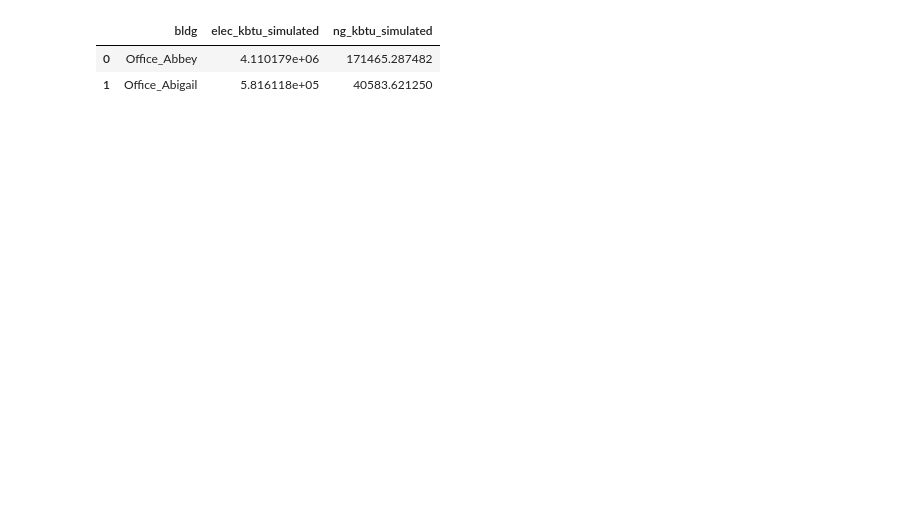
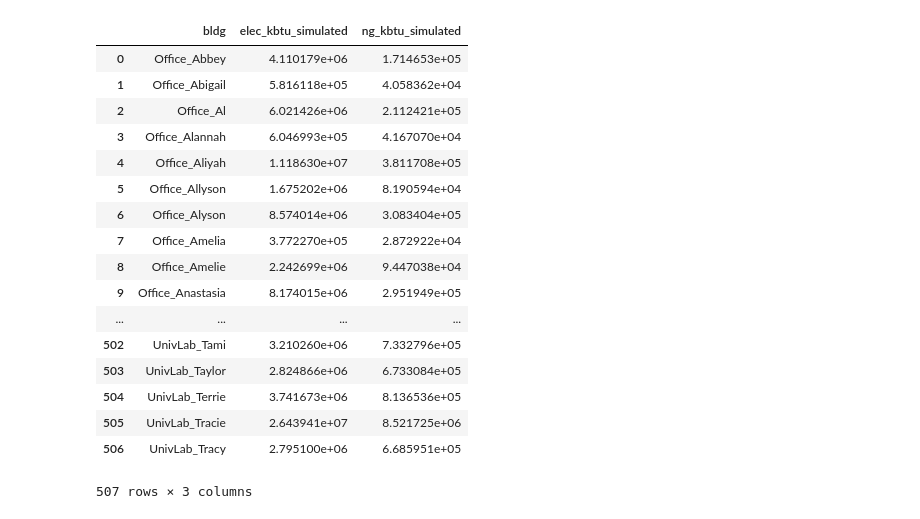
Before and after one commit to NREL/edv_synthetic_smart_meter_data, a Jupyter notebook: JupyterNotebook/EDV_Experiment1_BDGP_ResultsComparison.ipynb, the cells around one changed output. Saved outputs shown, nothing was run; the diff lists cells and outputs as text; code cells hidden in the pictures; blank space fills up the shorter version.

```diff
--- a/JupyterNotebook/EDV_Experiment1_BDGP_ResultsComparison.ipynb
+++ b/JupyterNotebook/EDV_Experiment1_BDGP_ResultsComparison.ipynb
@@ -6,18 +61,33 @@ folder = "../Test_output/SimulationFiles"
 # %%
 allfiles = glob.glob(folder + "./**/**/**/hourly_consumption_by_fuel_to_csv_report.csv")
-summary_table = []
+df_simulated = []
 for filename in allfiles:
 
     df = pd.read_csv(filename)
     elec = df['Electricity'].sum()*0.000000277778*3.412 #J to kBtu
     ng = df['Natural Gas'].sum()*0.000000277778*3.412 #J to kBtu
 
-    summary_table.append([filename.split('\\')[1],elec,ng])
+    df_simulated.append([filename.split('\\')[1],elec,ng])
 
-summary_table = pd.DataFrame(summary_table)
-summary_table.columns = ['bldg','elec_kbtu_simulated','ng_kbtu_simulated']
-summary_table
+df_simulated = pd.DataFrame(df_simulated)
+df_simulated.columns = ['bldg','elec_kbtu_simulated','ng_kbtu_simulated']
+df_simulated
 # %% [output]
 |  | bldg | elec_kbtu_simulated | ng_kbtu_simulated |
-| 0 | Office_Abbey | 4.110179e+06 | 171465.287482 |
-| 1 | Office_Abigail | 5.816118e+05 | 40583.621250 |
+| 0 | Office_Abbey | 4.110179e+06 | 1.714653e+05 |
+| 1 | Office_Abigail | 5.816118e+05 | 4.058362e+04 |
+| 2 | Office_Al | 6.021426e+06 | 2.112421e+05 |
+| 3 | Office_Alannah | 6.046993e+05 | 4.167070e+04 |
+| 4 | Office_Aliyah | 1.118630e+07 | 3.811708e+05 |
+| 5 | Office_Allyson | 1.675202e+06 | 8.190594e+04 |
+| 6 | Office_Alyson | 8.574014e+06 | 3.083404e+05 |
+| 7 | Office_Amelia | 3.772270e+05 | 2.872922e+04 |
+| 8 | Office_Amelie | 2.242699e+06 | 9.447038e+04 |
+| 9 | Office_Anastasia | 8.174015e+06 | 2.951949e+05 |
+| ... | ... | ... | ... |
+| 502 | UnivLab_Tami | 3.210260e+06 | 7.332796e+05 |
+| 503 | UnivLab_Taylor | 2.824866e+06 | 6.733084e+05 |
+| 504 | UnivLab_Terrie | 3.741673e+06 | 8.136536e+05 |
+| 505 | UnivLab_Tracie | 2.643941e+07 | 8.521725e+06 |
+| 506 | UnivLab_Tracy | 2.795100e+06 | 6.685951e+05 |
+507 rows × 3 columns
```
Also changed, not shown: parts of 9 cells of this notebook.
